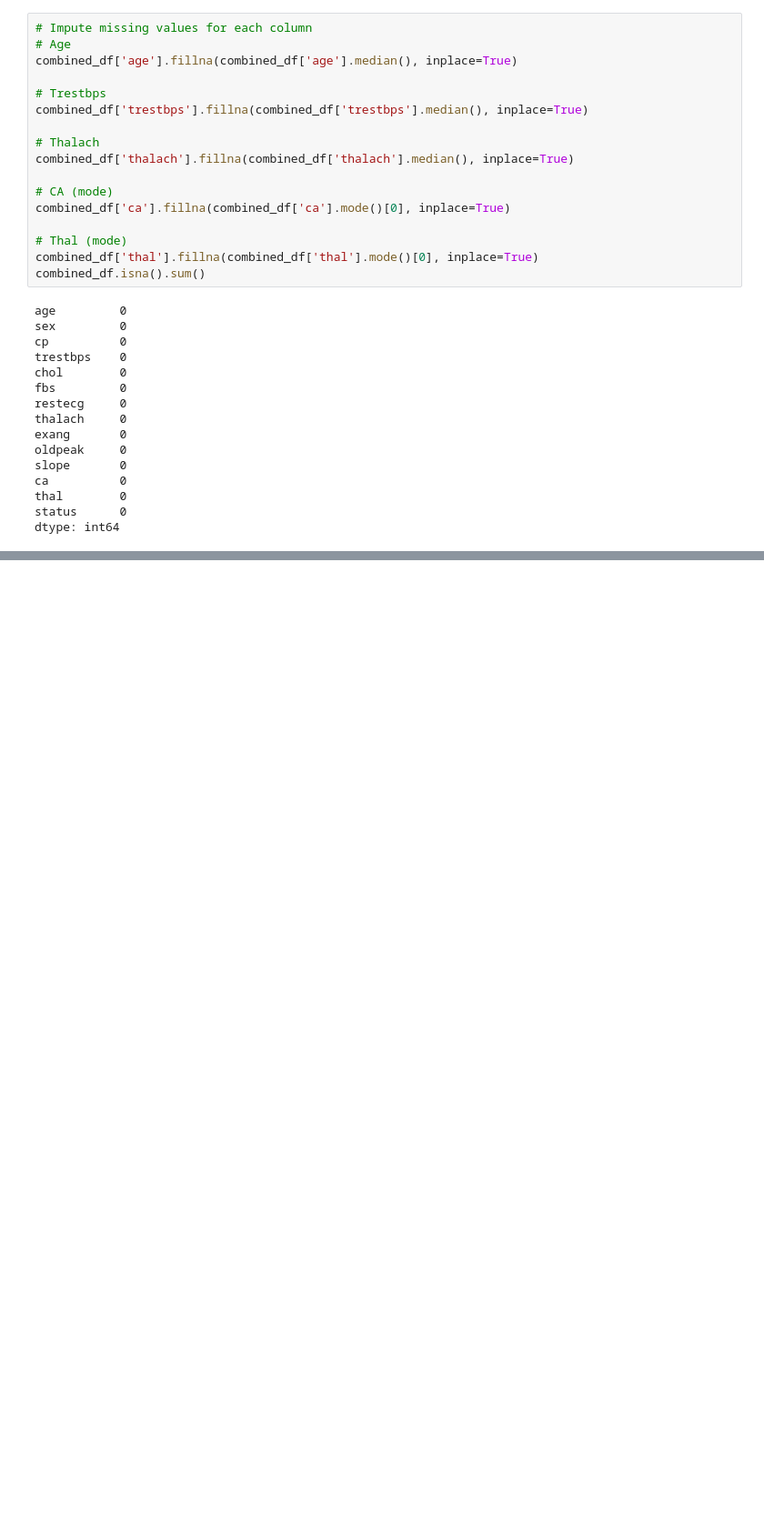
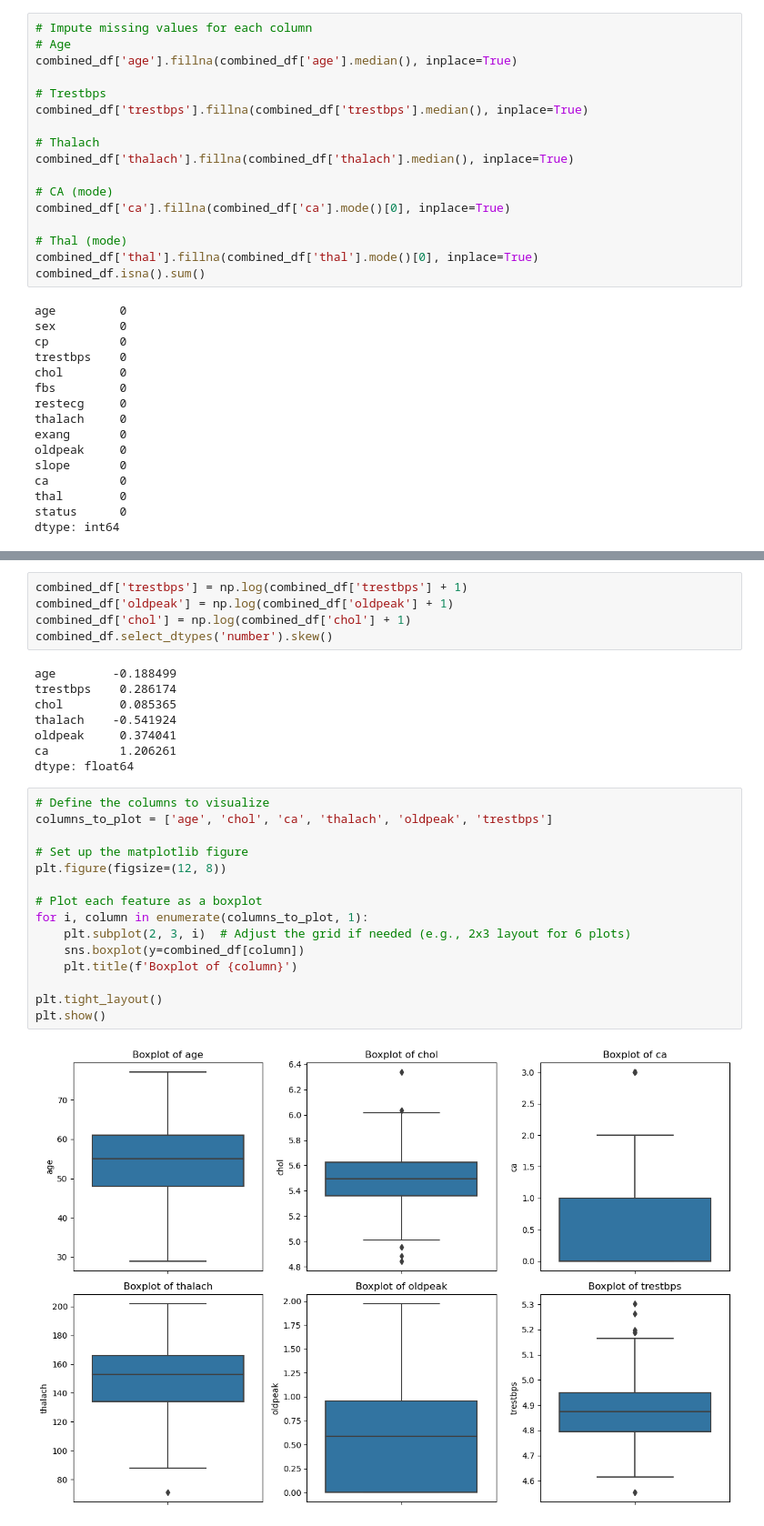
Before and after one commit to Johnnysnipes90/Heart-Disease-Prediction, a Jupyter notebook: Notebook.ipynb, the cells around one changed output, grey strips where cells are left out. Shown at 91% size. Saved outputs shown, nothing was run; the diff lists cells and outputs as text; blank space fills up the shorter version.

```diff
--- a/Notebook.ipynb
+++ b/Notebook.ipynb
@@ -215,0 +298,30 @@ dtype: int64
+# %%
+combined_df['trestbps'] = np.log(combined_df['trestbps'] + 1)
+combined_df['oldpeak'] = np.log(combined_df['oldpeak'] + 1)
+combined_df['chol'] = np.log(combined_df['chol'] + 1)
+combined_df.select_dtypes('number').skew()
+# %% [output]
+age        -0.188499
+trestbps    0.286174
+chol        0.085365
+thalach    -0.541924
+oldpeak     0.374041
+ca          1.206261
+dtype: float64
+# %%
+# Define the columns to visualize
+columns_to_plot = ['age', 'chol', 'ca', 'thalach', 'oldpeak', 'trestbps']
+
+# Set up the matplotlib figure
+plt.figure(figsize=(12, 8))
+
+# Plot each feature as a boxplot
+for i, column in enumerate(columns_to_plot, 1):
+    plt.subplot(2, 3, i)  # Adjust the grid if needed (e.g., 2x3 layout for 6 plots)
+    sns.boxplot(y=combined_df[column])
+    plt.title(f'Boxplot of {column}')
+
+plt.tight_layout()
+plt.show()
+# %% [output]
+[figure, added]
```
Also changed, not shown: parts of 9 cells of this notebook.
